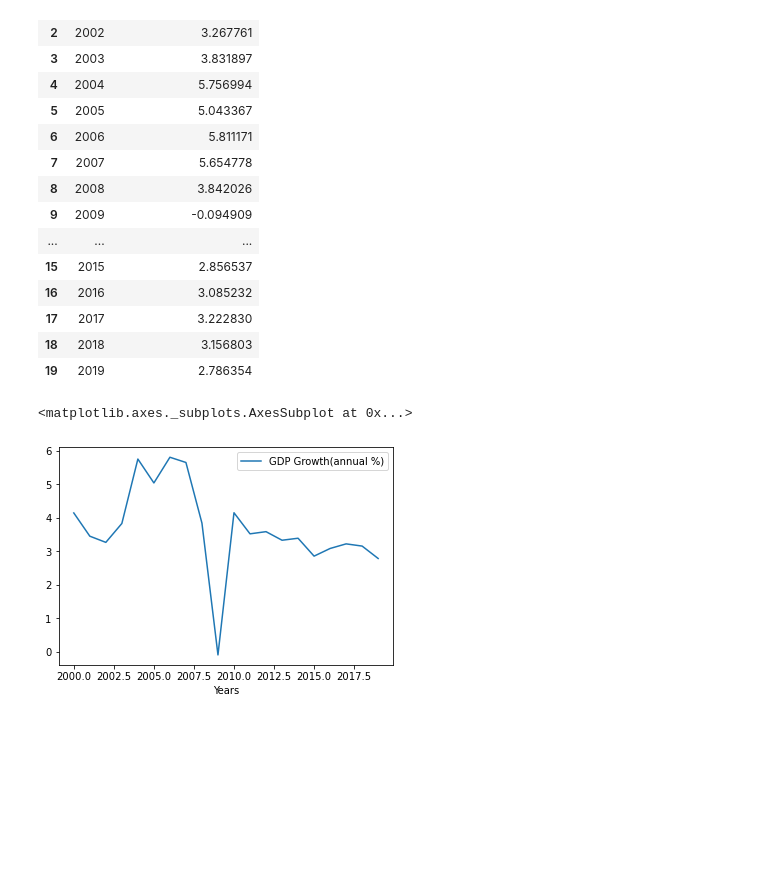
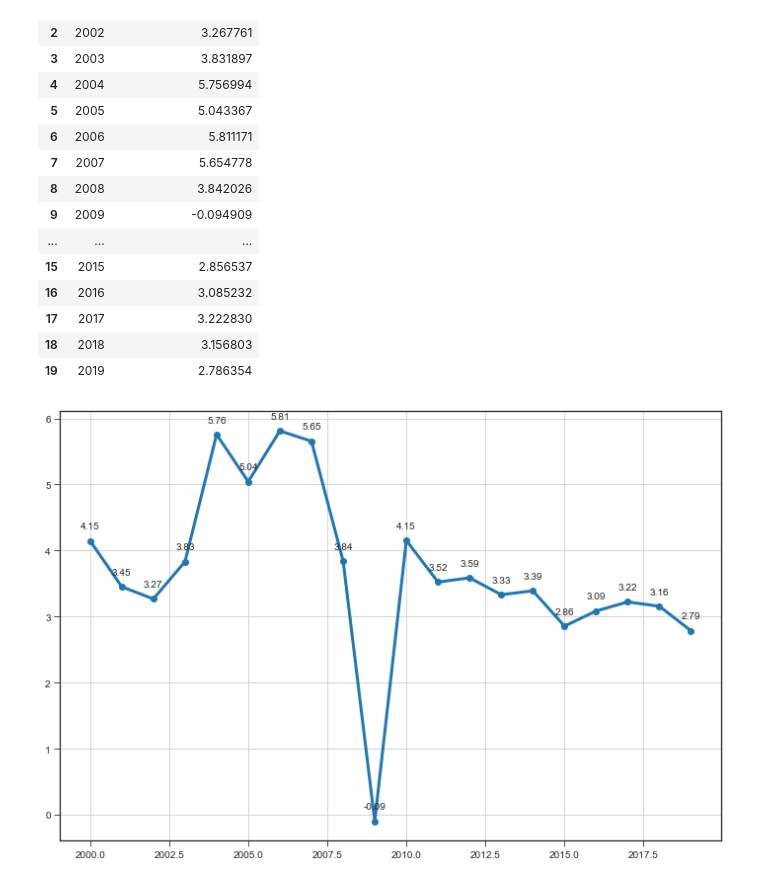
Before and after one commit to drainganggtb/WorldBank-GDP, a Jupyter notebook: countries_gdp.ipynb, the cells around one changed output. Cells and saved outputs as stored; diff of their text form; code cells hidden in the pictures; blank space fills up the shorter version.

```diff
--- a/countries_gdp.ipynb
+++ b/countries_gdp.ipynb
@@ -140,9 +142,25 @@ world_gdp_growth
 | 17 | 2017 | 3.222830 |
 | 18 | 2018 | 3.156803 |
 | 19 | 2019 | 2.786354 |
-# %%
-world_gdp_growth.set_index=None
-world_gdp_growth.plot.line(x='Years',y='GDP Growth(annual %)')
-# %% [output]
-<matplotlib.axes._subplots.AxesSubplot at 0x...>
-[figure, removed]
+# %%
+plt.style.use('seaborn-ticks')
+x_axis=world_gdp_growth['Years']
+y_axis=world_gdp_growth['GDP Growth(annual %)']
+
+plt.figure(figsize=(12,8))
+plt.plot(x_axis,y_axis,lw=3,
+         clip_on=True,marker='o')
+
+for x,y in zip(x_axis,y_axis):
+    label = "{:.2f}".format(y)
+    plt.annotate(label,# this is the text
+                 (x,y),# this is the point to label
+                 textcoords="offset points", # how to position the text
+                 xytext=(0,12), # distance from text to points (x,y)
+                 ha='center')
+
+plt.grid()
+plt.show()
+#plt.axis([2000,2019,0,6])
+# %% [output]
+[figure, added]
```
Also changed, not shown: parts of 3 cells of this notebook.
